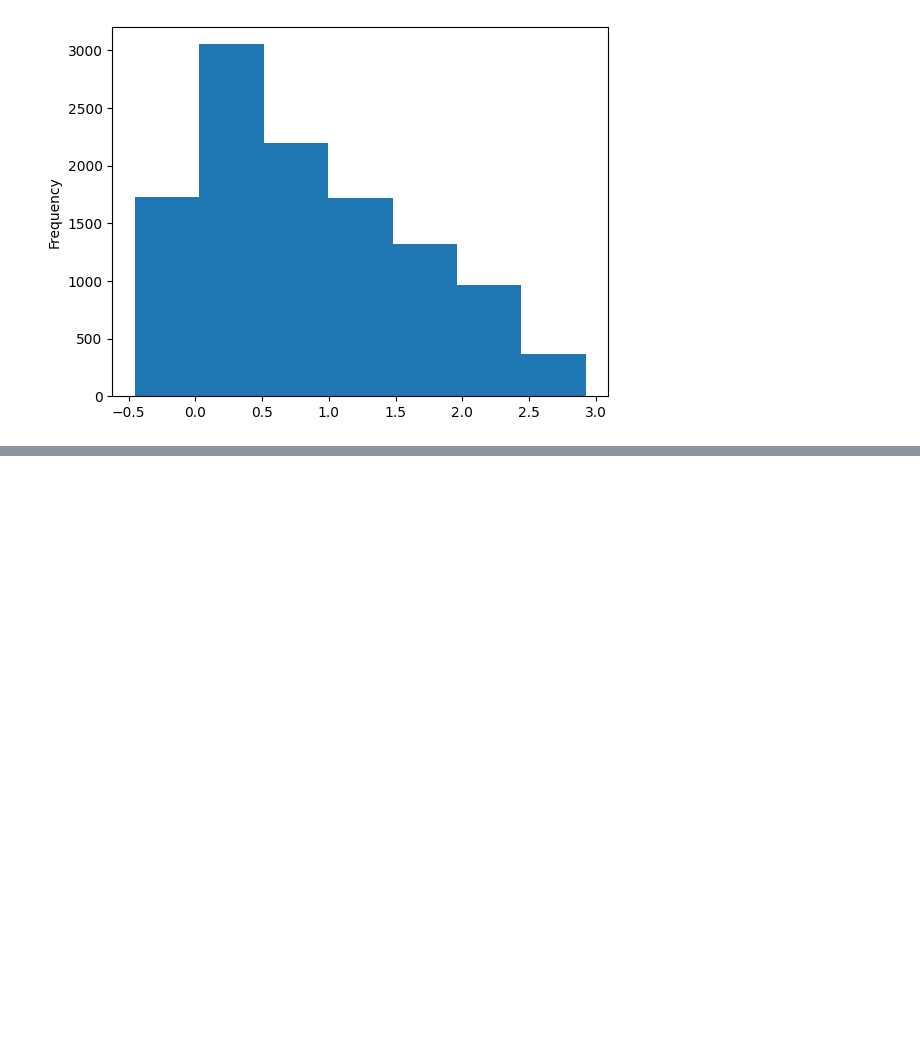
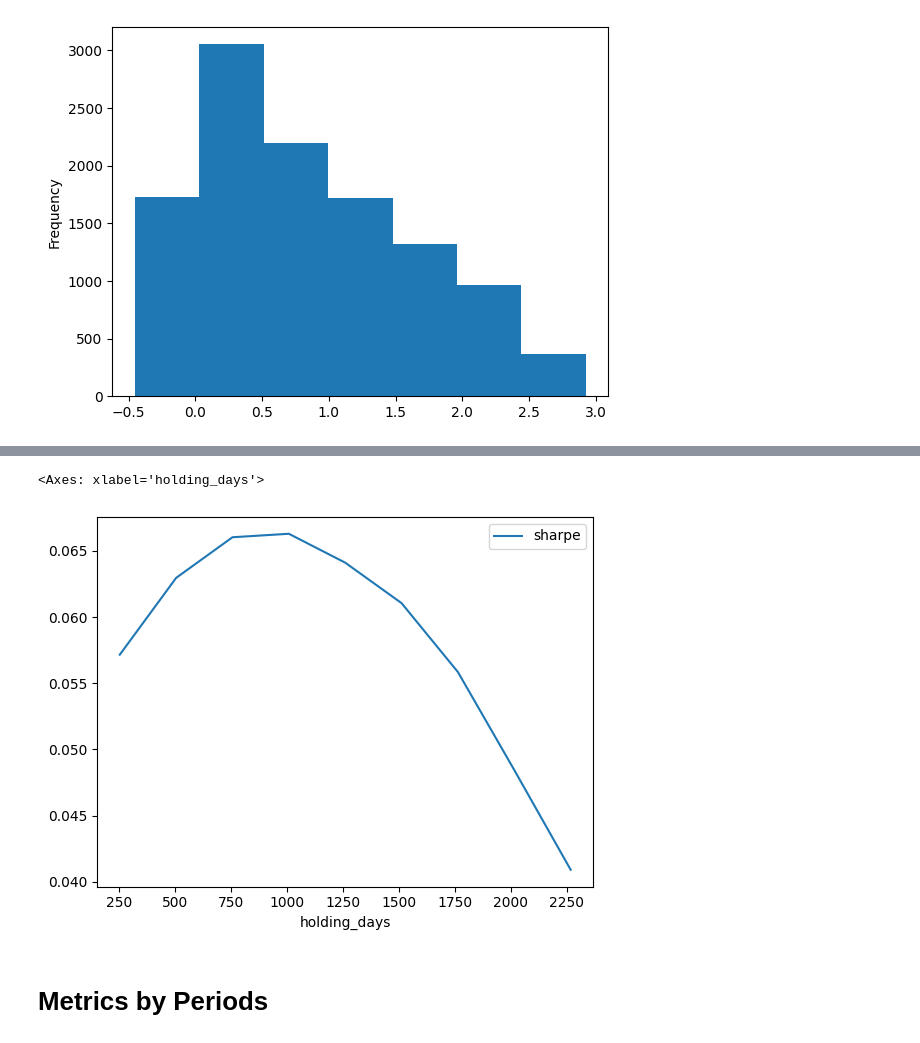
Before and after one commit to will-hill/Ye_Olde_Buy_and_Holde, a Jupyter notebook: buy_hold.ipynb, the cells around one changed output, grey strips where cells are left out. Cells and saved outputs as stored; diff of their text form; code cells hidden in the pictures; blank space fills up the shorter version.

```diff
--- a/buy_hold.ipynb
+++ b/buy_hold.ipynb
@@ -106,0 +69,7 @@ for metrics_df in [best_roi, worst_roi, best_sharpe, worst_sharpe, worst_mdd, be
+# %%
+days_mean[["holding_days", "sharpe"]].plot(x="holding_days", y="sharpe")
+# %% [output]
+<Axes: xlabel='holding_days'>
+[figure, added]
+# %% [markdown]
+# Metrics by Periods
```
Also changed, not shown: parts of 21 cells of this notebook, 1 other file.
